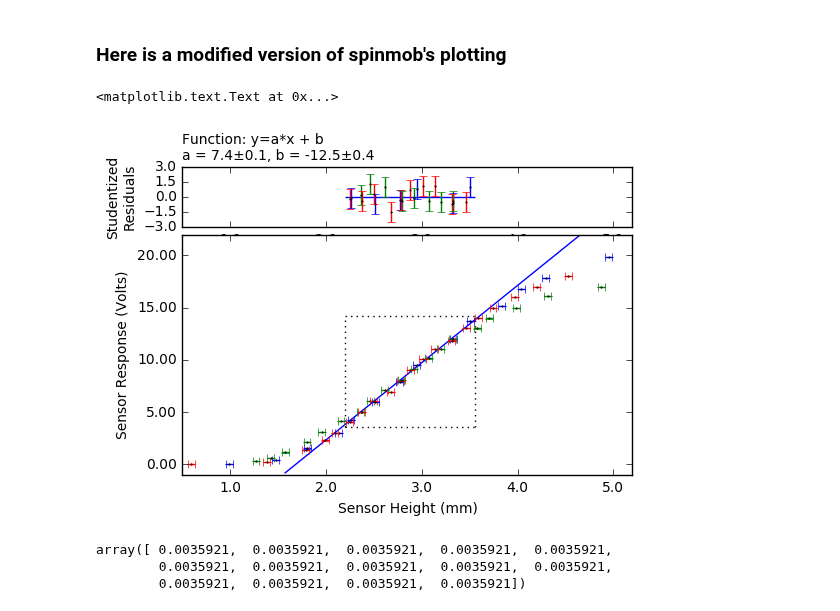
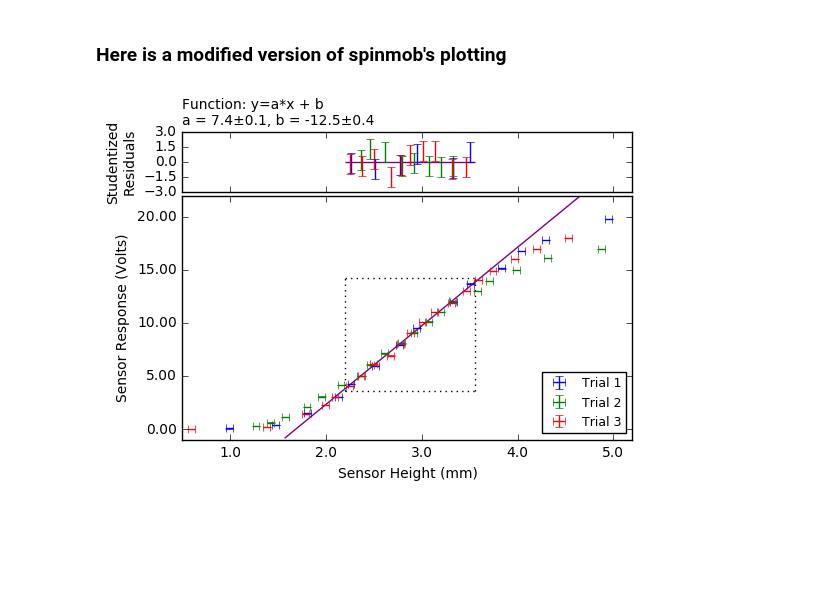
Before and after one commit to ry-dgel/Chladni, a Jupyter notebook: analysis/interim_analysis_post_offset.ipynb, the cells around one changed output. Cells and saved outputs as stored; diff of their text form; code cells hidden in the pictures; blank space fills up the shorter version.

Commit message:
Added legend

```diff
--- a/analysis/interim_analysis_post_offset.ipynb
+++ b/analysis/interim_analysis_post_offset.ipynb
@@ -313,7 +313,7 @@ a2 = plt.subplot(212, sharex=a1) # Data
 #a1.set_position([0.15, 0.72+0.2, 0.75, 0.15])
 a1.set_position([0.15, 0.72, 0.75, 0.15])
 #a2.set_position([0.15, 0.10, 0.75, 0.80])
-a2.set_position([0.15, 0.10, 0.75, 0.60])
+a2.set_position([0.15, 0.10, 0.75, 0.61])
 
 #Adjust precision
 a2.yaxis.set_major_formatter(FormatStrFormatter('%.2f'))
@@ -321,15 +321,17 @@ a2.xaxis.set_major_formatter(FormatStrFormatter('%.'+str(int(np.log10(x_scale_fa
 
 # Plot the fit curve
 x = np.linspace(np.min(xdata[8:]), np.max(xdata), 1000)*x_scale_factor
-a2.plot(x, linear_fit(x), color='b')#, **self['style_fit'][n])
+a2.plot(x, linear_fit(x), color='purple')#, **self['style_fit'][n])
 
 # add the data to the plot
-for calibration_data in calibration_datas:
+for i, calibration_data in enumerate(calibration_datas):
     a2.errorbar(x=calibration_data[0]*x_scale_factor,
                 y=calibration_data[1],
                 xerr=calibration_data[2]*x_scale_factor,
                 yerr=calibration_data[3],
-                fmt="o", ms=1)
+                fmt="none", ms=1,
+                label="Trial %d" % (i+1))#,
+                #capthick=1, elinewidth=1)
 
 
 
@@ -357,7 +359,7 @@ a2.hlines(
 
 #Draw a line for residuals:
 a1.hlines(y = 0,  xmin=left_side_of_fit,
-    xmax=right_side_of_fit, color='b')
+    xmax=right_side_of_fit, color='purple')
 
 #Calculate the studentized residuals:
 #residuals = ydata[17:17+24]-linear_fit(xdata[17:17+24])
@@ -366,39 +368,36 @@ a1.hlines(y = 0,  xmin=left_side_of_fit,
 #a1.errorbar(x=xdata[17:17+24],
 #            y=studentized_residuals,
 #            yerr=np.ones(24),
 #            fmt='none')
 
 a2.set_xlabel('Sensor Height (mm)')
 a2.set_ylabel('Sensor Response (Volts)')
 a1.set_ylabel('Studentized\nResiduals')
 
 for calibration_data in calibration_datas:
     indices_in_zone = np.where(
         np.logical_and(
             calibration_data[0]*x_scale_factor > left_side_of_fit,
             calibration_data[0]*x_scale_factor < right_side_of_fit))
 
     residuals = calibration_data[1][indices_in_zone]-linear_fit(x_scale_factor*calibration_data[0][indices_in_zone])
     full_error = np.sqrt(np.square(eydata[:len(residuals)]) + np.square(x_scale_factor*results[0]*exdata[:len(residuals)]))
     studentized_residuals = residuals/full_error
 
     a1.errorbar(x=calibration_data[0][indices_in_zone]*x_scale_factor,
                 y=studentized_residuals,
                 yerr=np.ones(len(residuals)),
-                fmt="o", ms=1)
+                fmt="none", ms=1)
 
 a1.set_yticks(np.arange(-3, 3.01, 1.5))
 
 a1.set_title("Function: y=a*x + b\na = " + \
              "%.1f" % (results[0]) + "±" + "%.1f" % (eresults[0]) +\
              ", b = " + \
              "%.1f" % (results[1])  + "±" + "%.1f" % (eresults[1]), fontsize=10, ha='left', position=(0,1))
+
+a2.legend(loc='lower right', prop={'size': 9}, numpoints=1)
+
+plt.savefig("calibration_plot.pdf")
 # %% [output]
-<matplotlib.text.Text at 0x...>
-[figure, old version]
+[figure, new version]
-# %%
-calibration_datas[0][2]
-# %% [output]
-array([ 0.0035921,  0.0035921,  0.0035921,  0.0035921,  0.0035921,
-        0.0035921,  0.0035921,  0.0035921,  0.0035921,  0.0035921,
-        0.0035921,  0.0035921,  0.0035921,  0.0035921])
```
Also changed, not shown: parts of 1 cell of this notebook.
